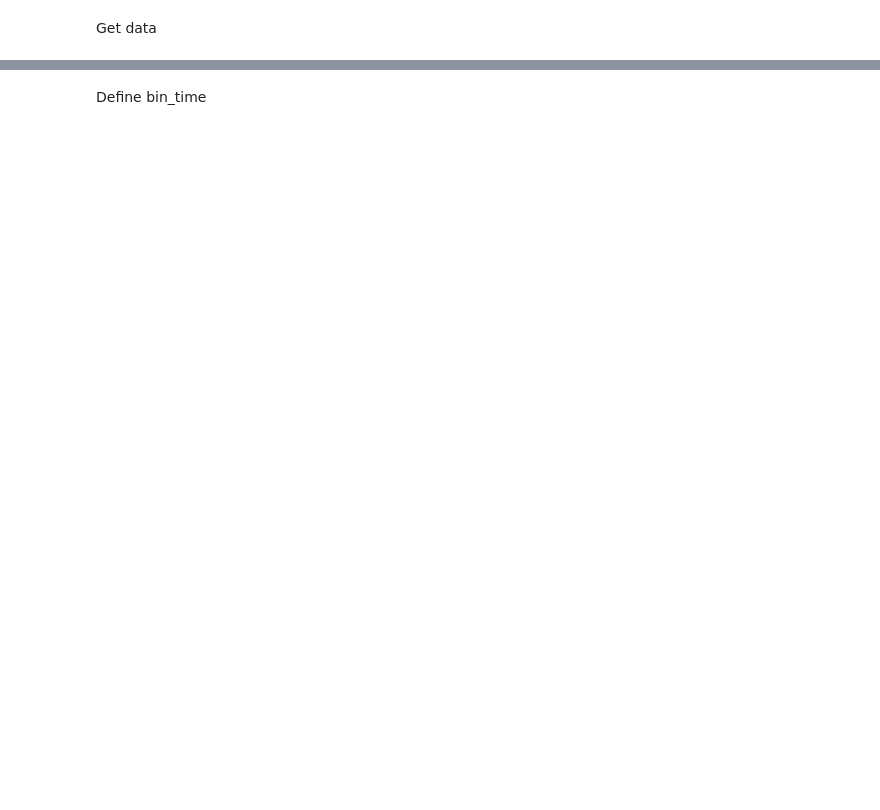
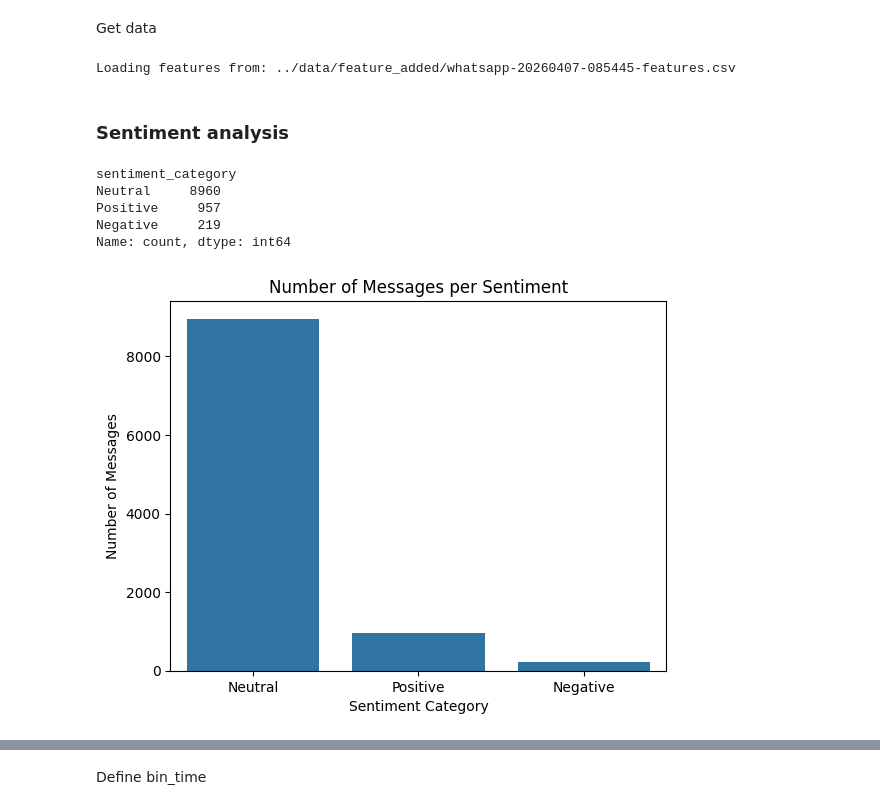
Before and after one commit to bashoogeventerink-max/DAV, a Jupyter notebook: notebooks/05-dimensionality.ipynb, the cells around one changed output, grey strips where cells are left out. Drawn from its saved outputs; the diff is of its cells as text; code cells hidden in the pictures; blank space fills up the shorter version.

```diff
--- a/notebooks/05-dimensionality.ipynb
+++ b/notebooks/05-dimensionality.ipynb
@@ -6,3 +6,39 @@ import pandas as pd
 import seaborn as sns
 from loguru import logger
 import numpy as np
+# %%
+# I want to see the correlation between each of the metrics in my dataset
+
+# Load the feature-added data from CSV
+feature_csv_path = Path("../data/feature_added")
+# Find the latest CSV file in the feature_added folder
+csv_files = sorted(feature_csv_path.glob("*.csv"), key=lambda x: x.stat().st_mtime, reverse=True)
+if not csv_files:
+    raise FileNotFoundError("No feature-added CSV found in '../data/feature_added'. Please run feature engineering first.")
+latest_csv = csv_files[0]
+print(f"Loading features from: {latest_csv}")
+df = pd.read_csv(latest_csv)
+# %% [output]
+Loading features from: ../data/feature_added/whatsapp-20260407-085445-features.csv
+# %% [markdown]
+### Sentiment analysis
+# %%
+### Show the number of messages per unique sentiment
+
+# Show the number of messages per unique sentiment (column 'sentiment_category')
+sentiment_counts = df['sentiment_category'].value_counts()
+print(sentiment_counts)
+# Optionally plot
+import matplotlib.pyplot as plt
+sns.barplot(x=sentiment_counts.index, y=sentiment_counts.values)
+plt.xlabel("Sentiment Category")
+plt.ylabel("Number of Messages")
+plt.title("Number of Messages per Sentiment")
+plt.show()
+# %% [output]
+sentiment_category
+Neutral     8960
+Positive     957
+Negative     219
+Name: count, dtype: int64
+[figure, added]
```
Also changed, not shown: parts of 1 cell of this notebook, 2 other files.
